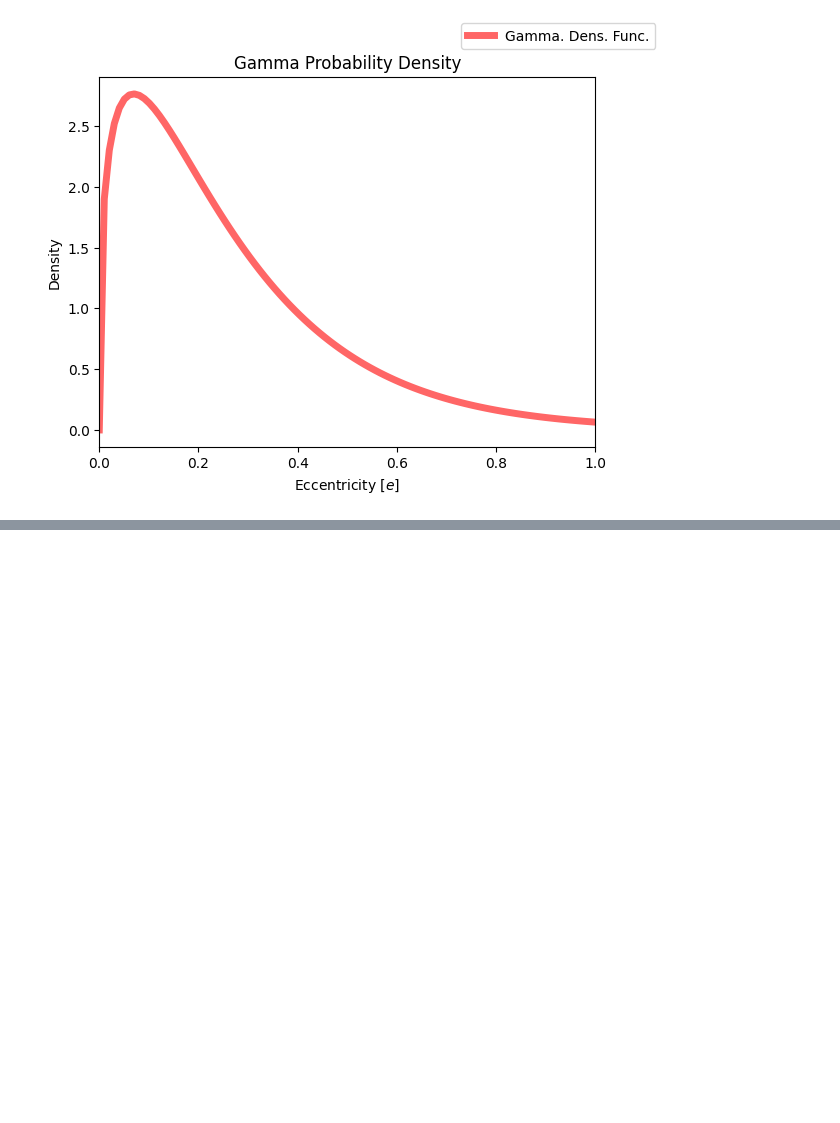
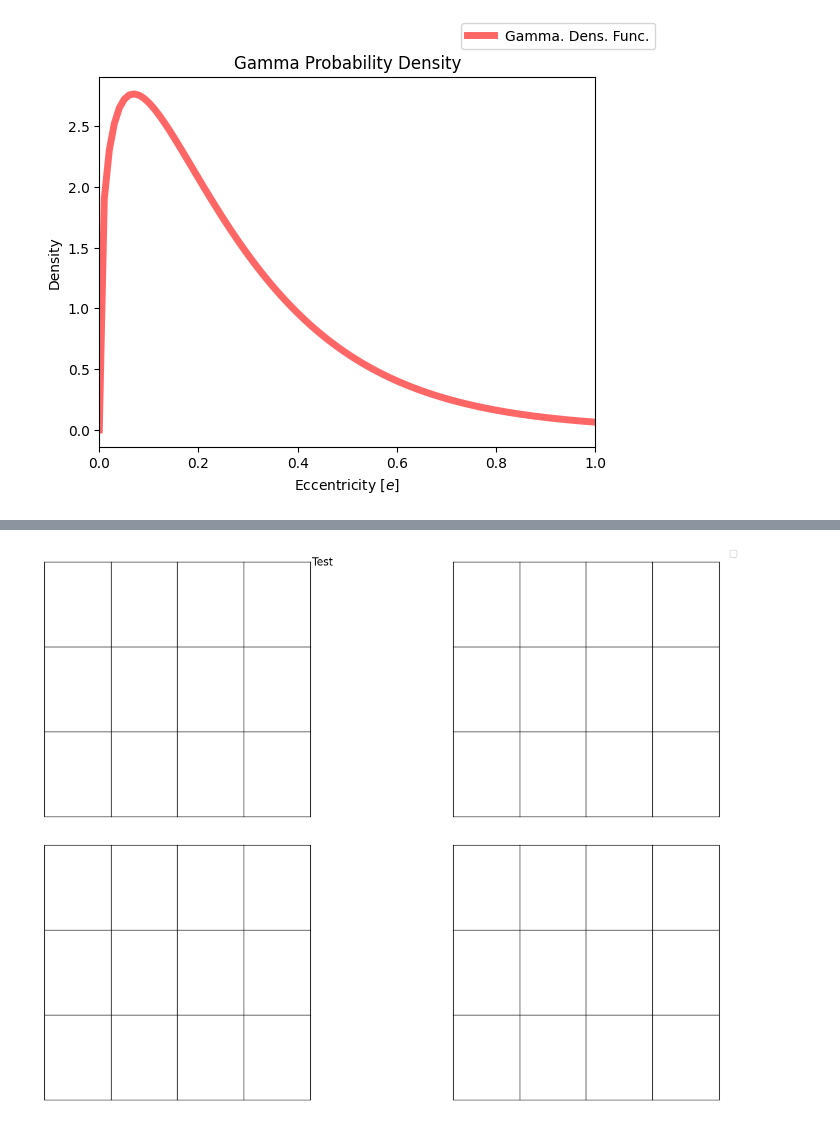
Before and after one commit to victorkarkour/Microlensing-Separation, a Jupyter notebook: Dist_e.ipynb, the cells around one changed output, grey strips where cells are left out. Drawn from its saved outputs; the diff is of its cells as text; code cells hidden in the pictures; blank space fills up the shorter version.

```diff
--- a/Dist_e.ipynb
+++ b/Dist_e.ipynb
@@ -43,0 +80,27 @@ plt.show()
+# %%
+import matplotlib.pyplot as plt
+
+fig = plt.figure(figsize=(13, 9))
+
+# Create subfigures with no spacing between them
+subfigs = fig.subfigures(2, 2, hspace=0, wspace=0)
+
+for outer, subfig in enumerate(subfigs.flat):
+    axs = subfig.subplots(3, 4, gridspec_kw={"hspace": 0, "wspace": 0})
+    for j, ax in enumerate(axs.flatten()):
+        ax.set_xticks([])
+        ax.set_yticks([])
+        handles, labels = ax.get_legend_handles_labels()
+
+# Add a title
+fig.suptitle("Test", x=0.49, y=0.985)
+
+# Increase left margin to 30% of figure width
+fig.subplots_adjust(left=0.30, right=0.95, top=0.95, bottom=0.05)
+
+# Add legend
+fig.legend(handles, labels)
+
+plt.show()
+# %% [output]
+[figure, added]
```
Also changed, not shown: parts of 2 cells of this notebook, 18 other files.
